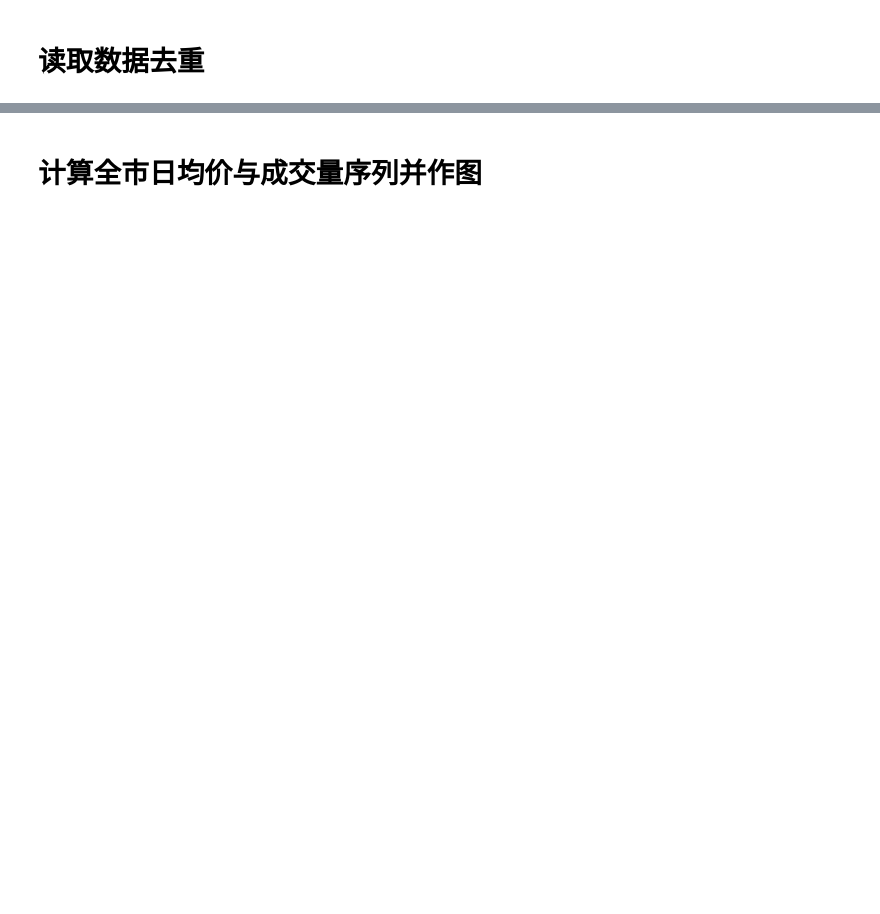
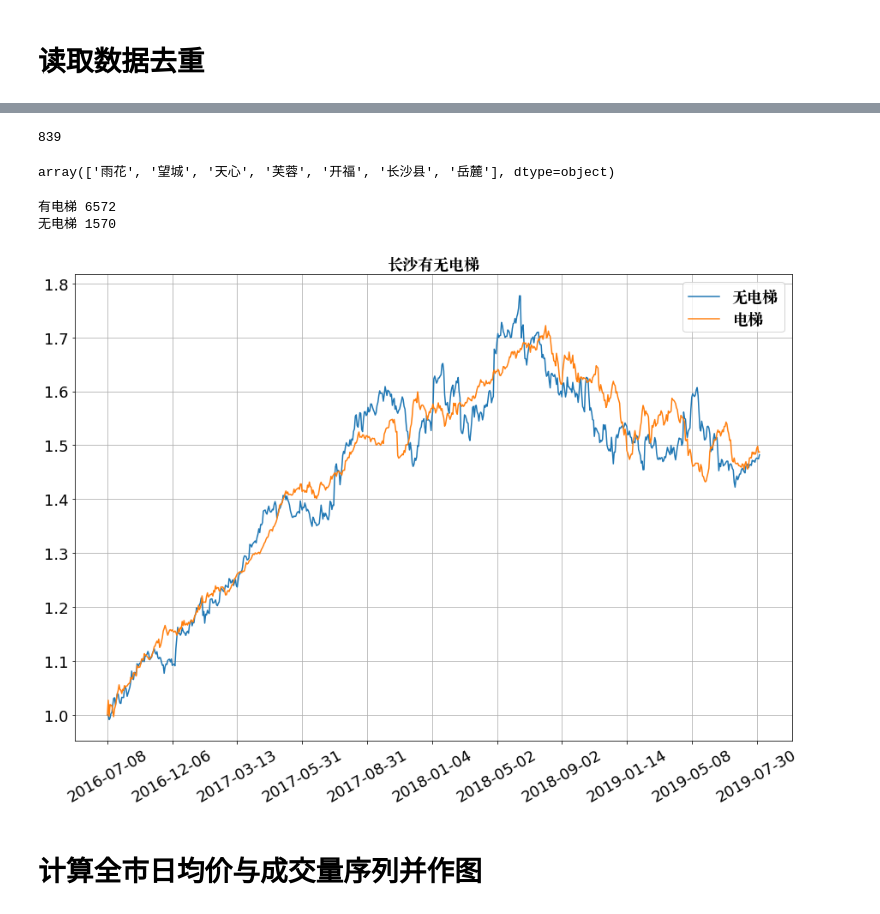
Before and after one commit to naoko821/LianjiaSpider, a Jupyter notebook: analysis.ipynb, the cells around one changed output, grey strips where cells are left out. Cells and saved outputs as stored; diff of their text form; code cells hidden in the pictures; blank space fills up the shorter version.

```diff
--- a/analysis.ipynb
+++ b/analysis.ipynb
@@ -31,7 +32,12 @@ To retain the current behavior and silence the warning, pass sort=False
 # %%
 df.to_csv('%s.csv'%city, index=False)
 # %%
-xiaoqu= open('shxiaoqu.txt', 'w')
-for xq in df['小区'].unique():
+xiaoqu= open('csxiaoqu.txt', 'w')
+xiaoquList = df['小区'].unique()
+print(len(xiaoquList))
+for xq in xiaoquList:
     xiaoqu.write(xq+'\n')
+
 xiaoqu.close()
+# %% [output]
+839
@@ -42,3 +44,20 @@ print(len(df))
+# %%
+df['下辖区'].unique()
+# %% [output]
+array(['雨花', '望城', '天心', '芙蓉', '开福', '长沙县', '岳麓'], dtype=object)
+# %%
+from common import plot_dfs
+import pandas as pd
+pd.options.display.max_columns = None
+df_dt= df.loc[df['电梯'] == '有']
+df_ndt= df.loc[df['电梯'] != '有']
+print('有电梯', len(df_dt))
+print('无电梯',len(df_ndt))
+plot_dfs([df_ndt,df_dt], '%s有无电梯'%city, ['无电梯', '电梯'], 30, '2015-01-01')
+# %% [output]
+有电梯 6572
+无电梯 1570
+[figure, added]
 # %% [markdown]
 # 计算全市日均价与成交量序列并作图
 # %%
```
Also changed, not shown: parts of 7 cells of this notebook, 6 other files.
